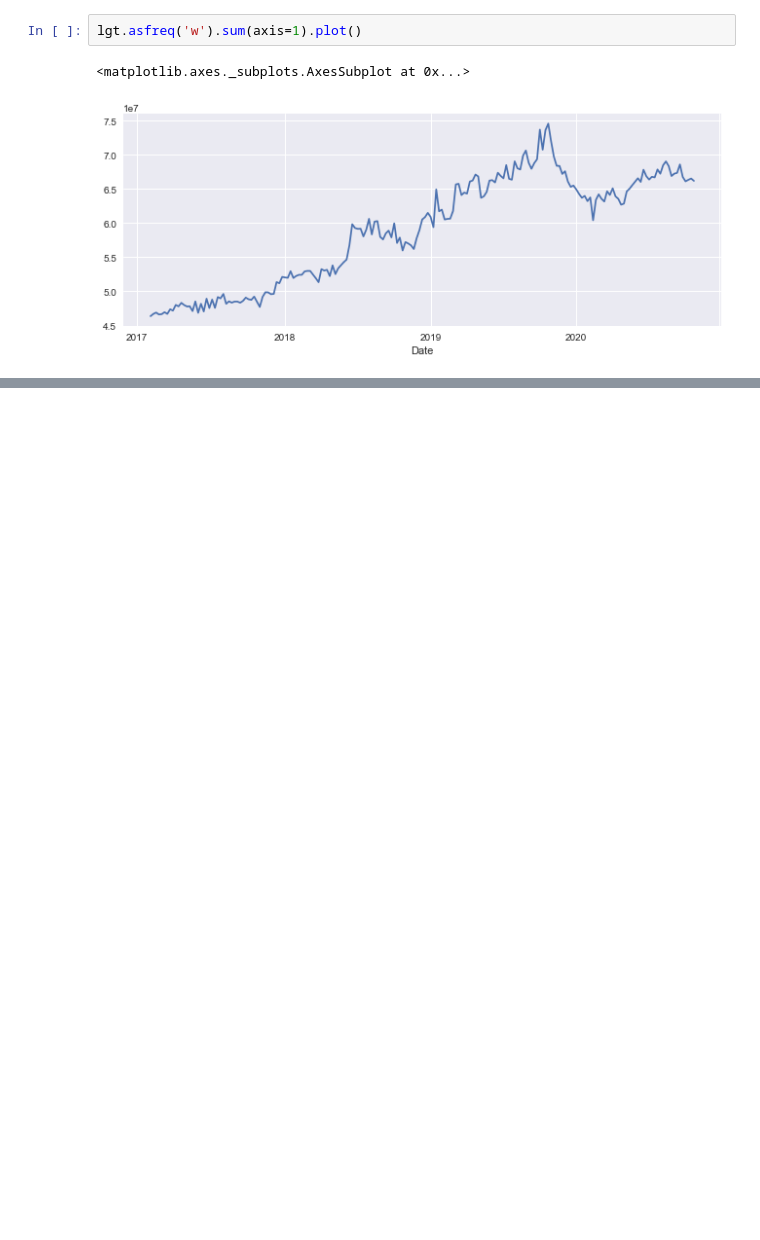
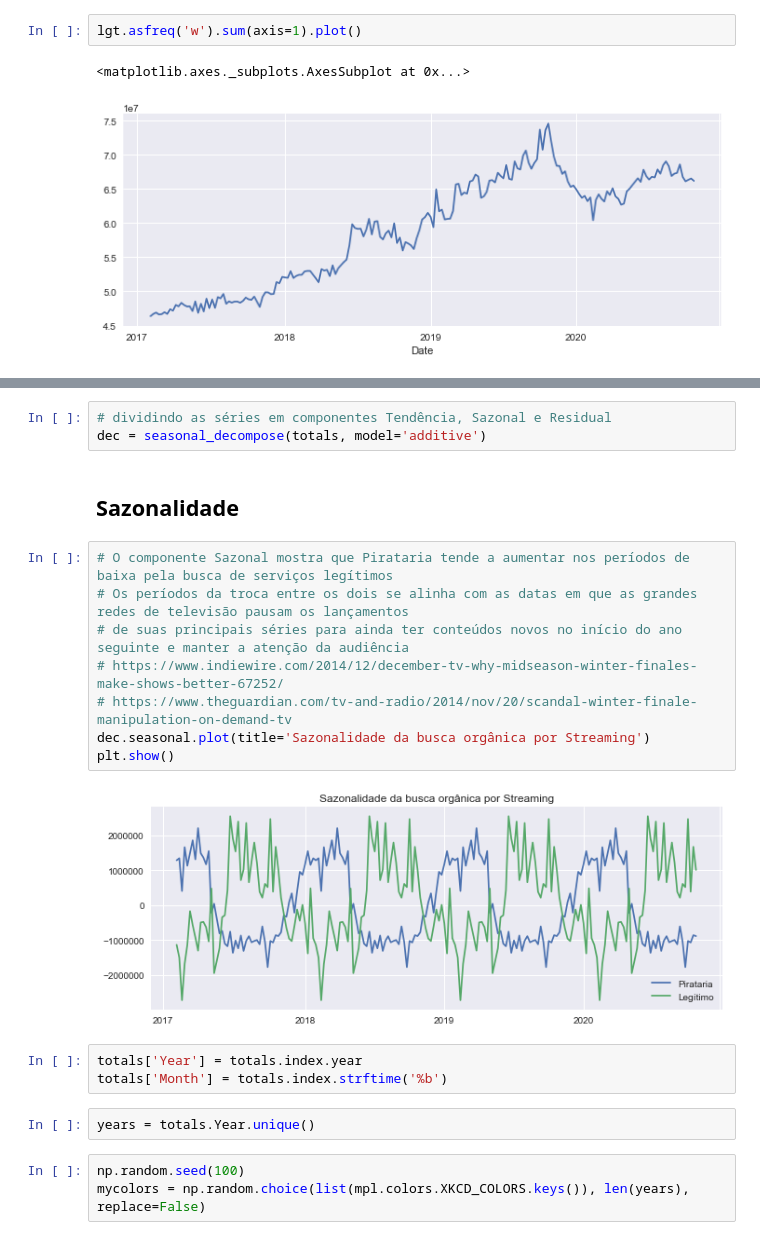
Before and after one commit to gustavo-pohlmann/TCC, a Jupyter notebook: TCC.ipynb, the cells around one changed output, grey strips where cells are left out. Saved outputs shown, nothing was run; the diff lists cells and outputs as text; blank space fills up the shorter version.

Commit message:
Analisando Sazonalidade

```diff
--- a/TCC.ipynb
+++ b/TCC.ipynb
@@ -92,0 +102,23 @@ totals.plot()
+# %%
+# dividindo as séries em componentes Tendência, Sazonal e Residual
+dec = seasonal_decompose(totals, model='additive')
+# %% [markdown]
+## Sazonalidade
+# %%
+# O componente Sazonal mostra que Pirataria tende a aumentar nos períodos de baixa pela busca de serviços legítimos
+# Os períodos da troca entre os dois se alinha com as datas em que as grandes redes de televisão pausam os lançamentos
+# de suas principais séries para ainda ter conteúdos novos no início do ano seguinte e manter a atenção da audiência
+# https://www.indiewire.com/2014/12/december-tv-why-midseason-winter-finales-make-shows-better-67252/
+# https://www.theguardian.com/tv-and-radio/2014/nov/20/scandal-winter-finale-manipulation-on-demand-tv
+dec.seasonal.plot(title='Sazonalidade da busca orgânica por Streaming')
+plt.show()
+# %% [output]
+[figure, added]
+# %%
+totals['Year'] = totals.index.year
+totals['Month'] = totals.index.strftime('%b')
+# %%
+years = totals.Year.unique()
+# %%
+np.random.seed(100)
+mycolors = np.random.choice(list(mpl.colors.XKCD_COLORS.keys()), len(years), replace=False)
```
Also changed, not shown: parts of 14 cells of this notebook.
